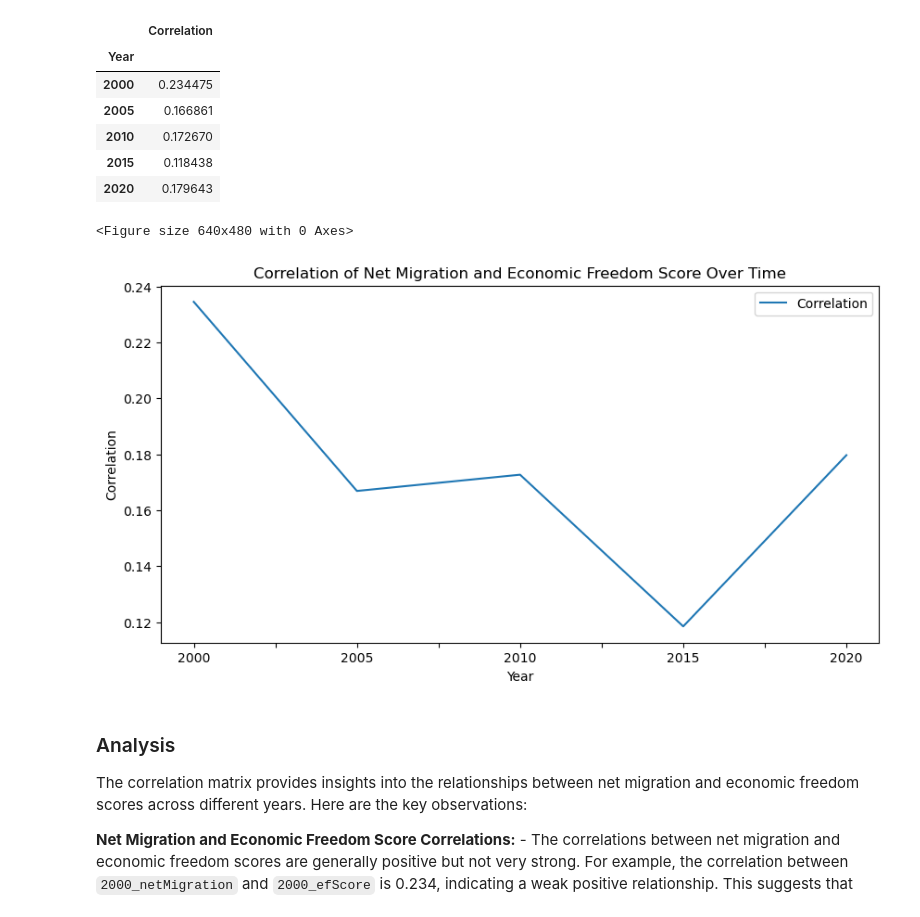
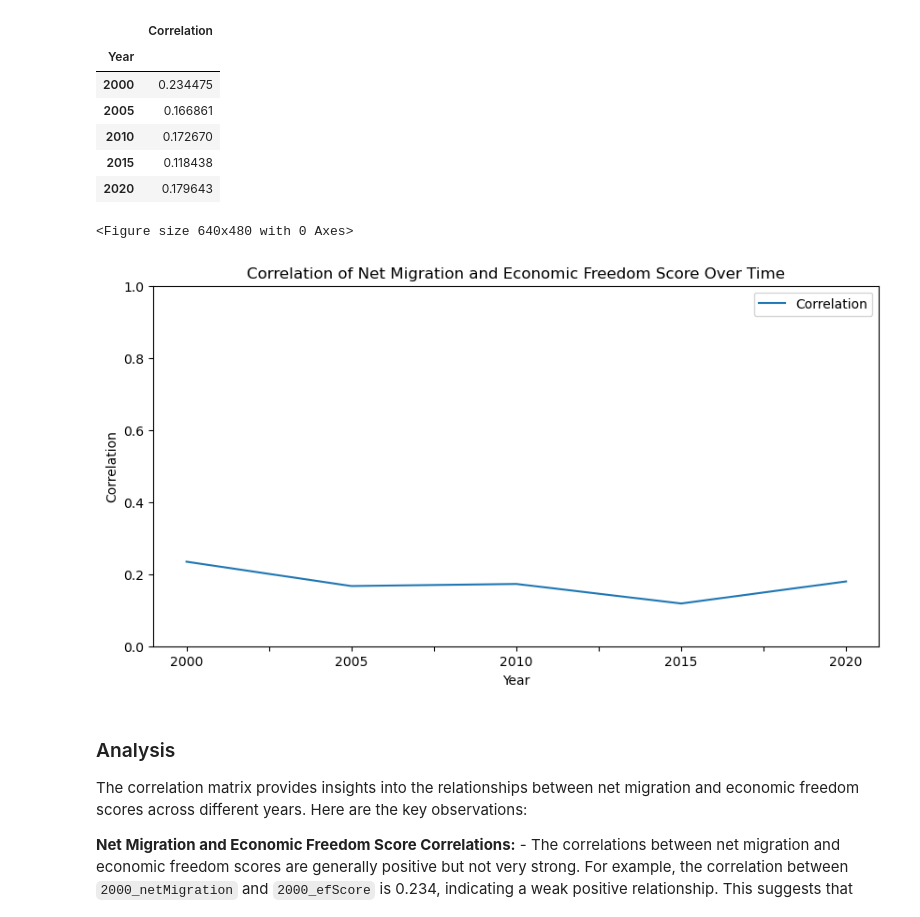
Before and after one commit to anshimathur/group-4-project-1, a Jupyter notebook: migration_economic_freedom_analysis.ipynb, the cells around one changed output. Cells and saved outputs as stored; diff of their text form; code cells hidden in the pictures.

Commit message:
Fixed scale on correlation line graph

```diff
--- a/migration_economic_freedom_analysis.ipynb
+++ b/migration_economic_freedom_analysis.ipynb
@@ -493,5 +493,5 @@ See the caveats in the documentation: https://pandas.pydata.org/pandas-docs/stab
 final_df.to_csv('Resources/final_migration_efScore.csv', index=False)
 # %%
 #Placeholder for reading the final csv file back in
-#final_df = pd.read_csv('Resources/final_migration_efScore.csv')
-#final_df
+final_df = pd.read_csv('Resources/final_migration_efScore.csv')
+final_df
@@ -809,16 +807,17 @@ correlation_values
 | 2015 | 0.118438 |
 | 2020 | 0.179643 |
 # %%
-#plot the correlation values over time
+#plot the correlation values over time with correlation scaled from -1 to 1
 plt.clf()
 correlation_values.plot(kind='line', figsize=(10,5))
 plt.title('Correlation of Net Migration and Economic Freedom Score Over Time')
 plt.xlabel('Year')
 plt.ylabel('Correlation')
+plt.ylim(0, 1)
 plt.show()
 # %% [output]
 <Figure size 640x480 with 0 Axes>
-[figure, old version]
+[figure, new version]
 # %% [markdown]
 ### Analysis
 
```
Also changed, not shown: parts of 5 cells of this notebook.
